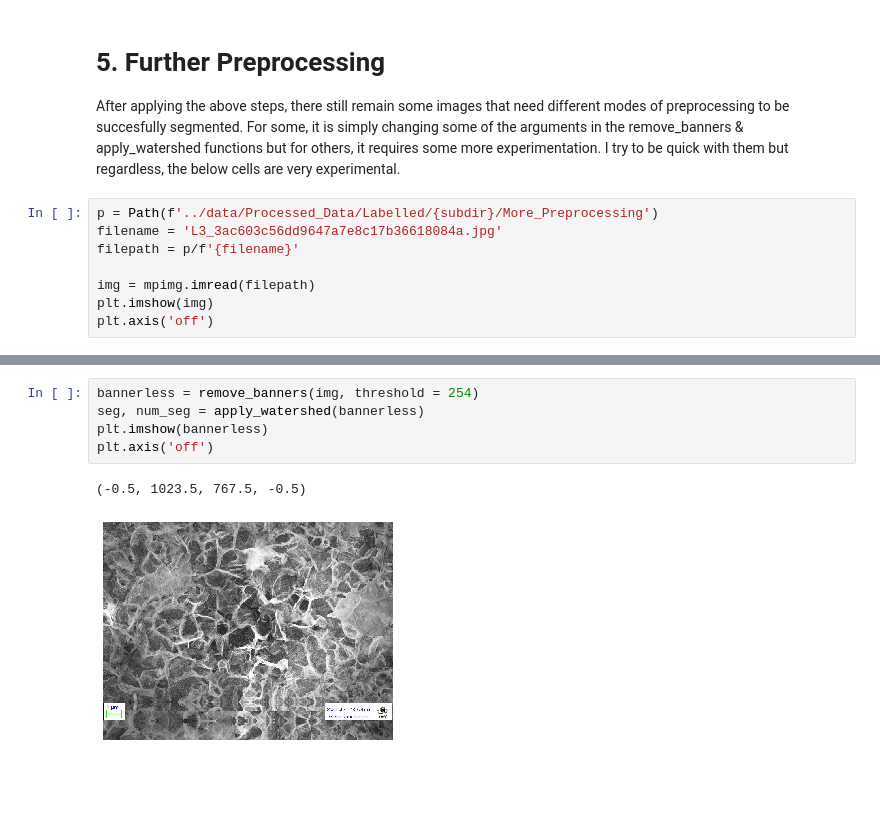
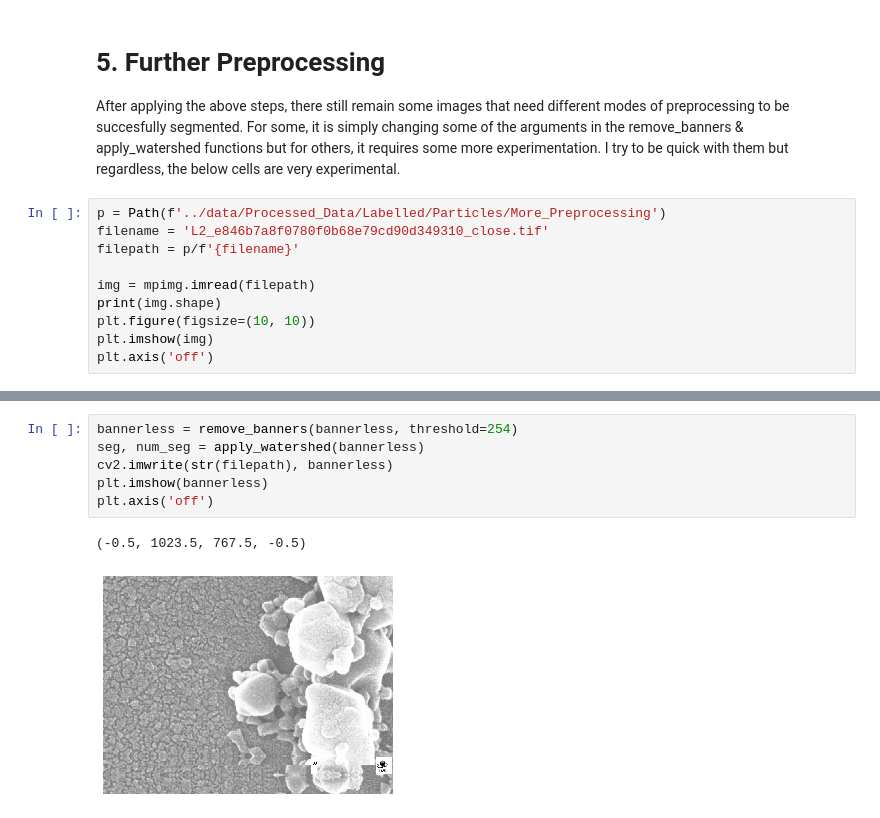
Before and after one commit to lwang94/sem_size_analysis, a Jupyter notebook: experiments/3_Label_Data.ipynb, the cells around one changed output, grey strips where cells are left out. Cells and saved outputs as stored; diff of their text form; blank space fills up the shorter version.

```diff
--- a/experiments/3_Label_Data.ipynb
+++ b/experiments/3_Label_Data.ipynb
@@ -160,11 +160,13 @@ time = 80.56778907775879
 # 5. Further Preprocessing
 After applying the above steps, there still remain some images that need different modes of preprocessing to be succesfully segmented. For some, it is simply changing some of the arguments in the remove_banners & apply_watershed functions but for others, it requires some more experimentation. I try to be quick with them but regardless, the below cells are very experimental.
 # %%
-p = Path(f'../data/Processed_Data/Labelled/{subdir}/More_Preprocessing')
-filename = 'L3_3ac603c56dd9647a7e8c17b36618084a.jpg'
+p = Path(f'../data/Processed_Data/Labelled/Particles/More_Preprocessing')
+filename = 'L2_e846b7a8f0780f0b68e79cd90d349310_close.tif'
 filepath = p/f'{filename}'
 
 img = mpimg.imread(filepath)
+print(img.shape)
+plt.figure(figsize=(10, 10))
 plt.imshow(img)
 plt.axis('off')
 # %% [output]
@@ -173,8 +185,9 @@ plt.axis('off')
 # %%
-bannerless = remove_banners(img, threshold = 254)
+bannerless = remove_banners(bannerless, threshold=254)
 seg, num_seg = apply_watershed(bannerless)
+cv2.imwrite(str(filepath), bannerless)
 plt.imshow(bannerless)
 plt.axis('off')
 # %% [output]
 (-0.5, 1023.5, 767.5, -0.5)
-[figure, old version]
+[figure, new version]
```
Also changed, not shown: parts of 2 cells of this notebook, 8 other files.
